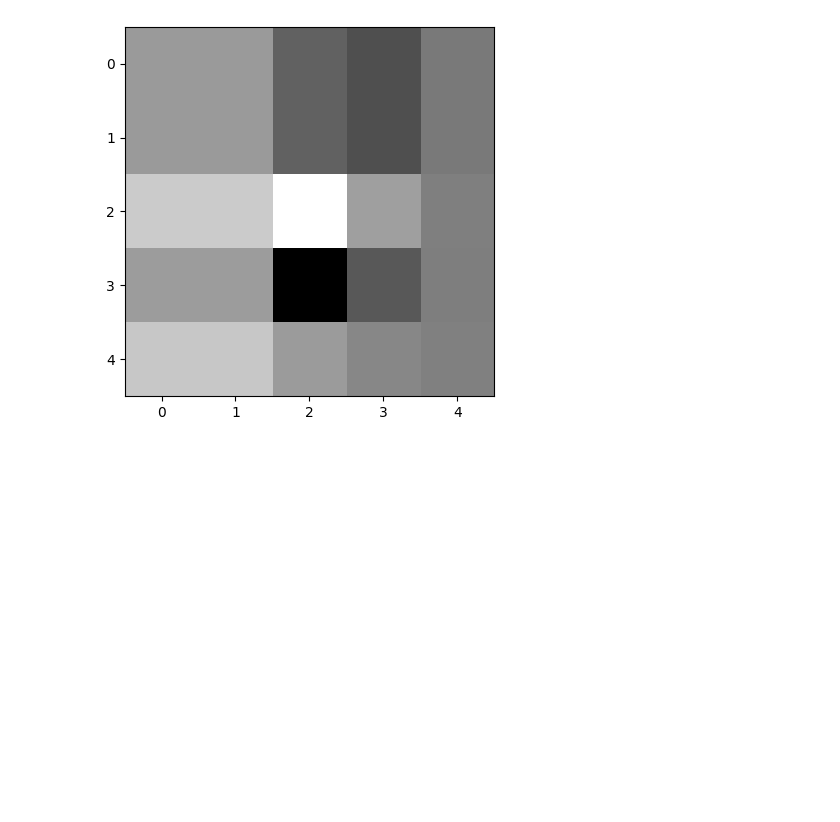
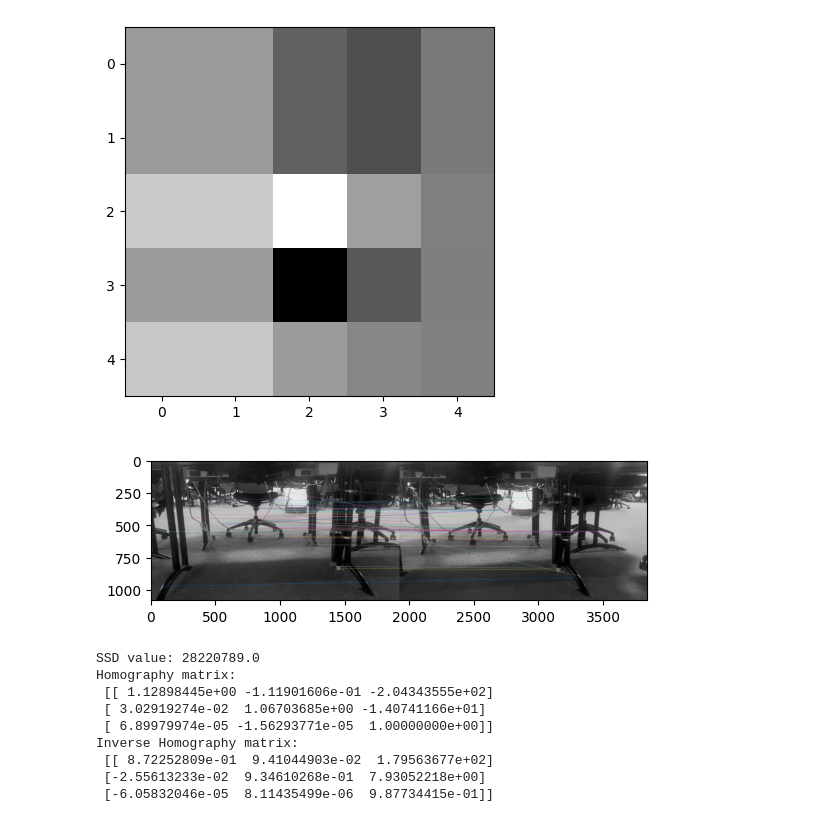
Before and after one commit to razumah1/Computer-Vision, a Jupyter notebook: homework2/Assignment 2.ipynb, the cells around one changed output. Drawn from its saved outputs; the diff is of its cells as text; code cells hidden in the pictures; blank space fills up the shorter version.

```diff
--- a/homework2/Assignment 2.ipynb
+++ b/homework2/Assignment 2.ipynb
@@ -212,3 +227,61 @@ plt.imshow(corner_response, cmap = 'gray')
 # %% [output]
 <matplotlib.image.AxesImage at 0x...>
 [figure]
+# %%
+### Question 3
+
+# Sift Implementation
+
+# Load images
+img1 = cv2.imread('image_1.png', cv2.IMREAD_GRAYSCALE)
+img2 = cv2.imread('image_2.png', cv2.IMREAD_GRAYSCALE)
+# %%
+#sift
+sift = cv2.xfeatures2d.SIFT_create()
+
+keypoints_1, descriptors_1 = sift.detectAndCompute(img1,None)
+keypoints_2, descriptors_2 = sift.detectAndCompute(img2,None)
+
+#feature matching
+bf = cv2.BFMatcher(cv2.NORM_L1, crossCheck=True)
+
+matches = bf.match(descriptors_1,descriptors_2)
+matches = sorted(matches, key = lambda x:x.distance)
+
+img3 = cv2.drawMatches(img1, keypoints_1, img2, keypoints_2, matches[:50], img2, flags=2)
+plt.figure(figsize=(10,8))
+plt.imshow(img3)
+plt.axis(False)
+plt.title("Feature Matching")
+plt.show()
+
+ssd = 0
+for match in matches:
+    descriptor_1 = descriptors_1[match.queryIdx]
+    descriptor_2 = descriptors_2[match.trainIdx]
+    ssd += np.sum((descriptor_1 - descriptor_2) ** 2)
+
+print("SSD value:", ssd)
+
+# Compute Homography matrix
+src_pts = np.float32([keypoints_1[match.queryIdx].pt for match in matches]).reshape(-1, 1, 2)
+dst_pts = np.float32([keypoints_2[match.trainIdx].pt for match in matches]).reshape(-1, 1, 2)
+
+homography, _ = cv2.findHomography(src_pts, dst_pts, cv2.RANSAC)
+
+# Compute its inverse
+inverse_homography = np.linalg.inv(homography)
+
+print("Homography matrix:\n", homography)
+print("Inverse Homography matrix:\n", inverse_homography)
+# %% [output]
+[figure, added]
+SSD value: 28220789.0
+Homography matrix:
+ [[ 1.12898445e+00 -1.11901606e-01 -2.04343555e+02]
+ [ 3.02919274e-02  1.06703685e+00 -1.40741166e+01]
+ [ 6.89979974e-05 -1.56293771e-05  1.00000000e+00]]
+Inverse Homography matrix:
+ [[ 8.72252809e-01  9.41044903e-02  1.79563677e+02]
+ [-2.55613233e-02  9.34610268e-01  7.93052218e+00]
+ [-6.05832046e-05  8.11435499e-06  9.87734415e-01]]
```
Also changed, not shown: parts of 7 cells of this notebook, 15 other files.
